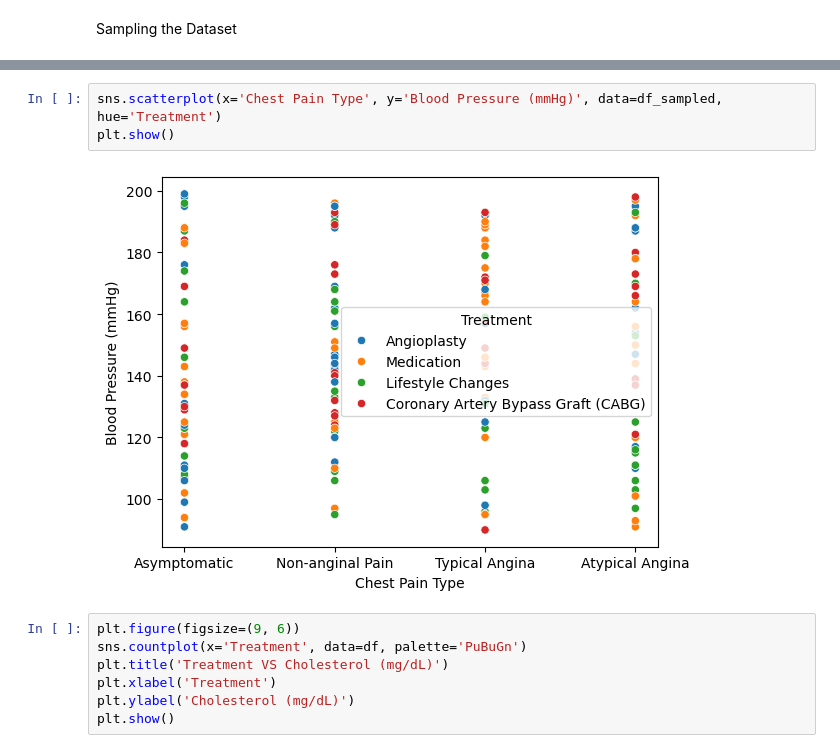
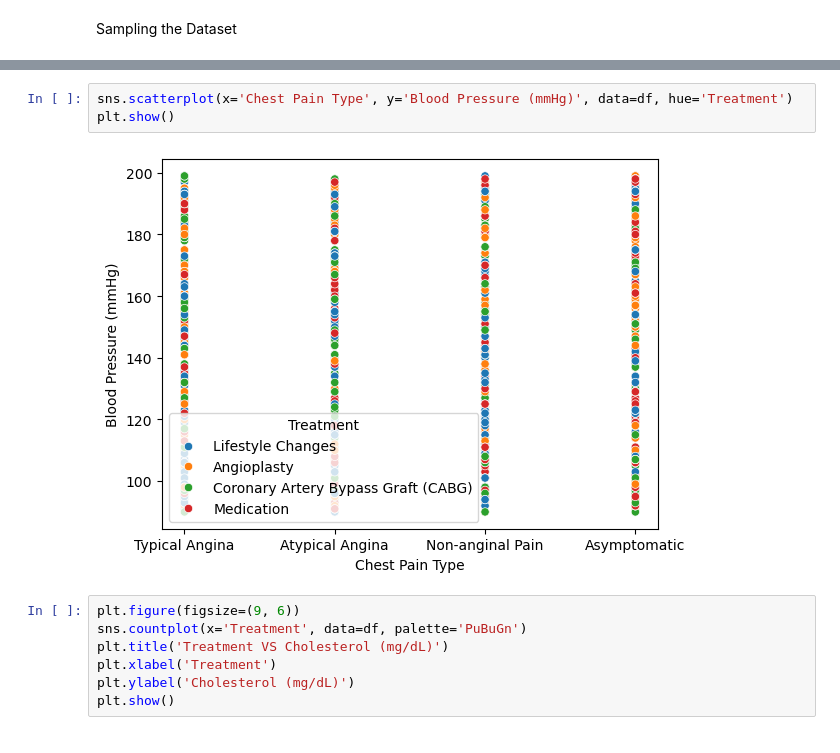
Before and after one commit to inhaiding/Heart-Attack-Risk-Assessment-Project, a Jupyter notebook: Heart Risk Prediction .ipynb, the cells around one changed output, grey strips where cells are left out. Saved outputs shown, nothing was run; the diff lists cells and outputs as text.

```diff
--- a/Heart Risk Prediction .ipynb
+++ b/Heart Risk Prediction .ipynb
@@ -160,8 +180,8 @@ plt.show()
 # %%
-sns.scatterplot(x='Chest Pain Type', y='Blood Pressure (mmHg)', data=df_sampled, hue='Treatment')
+sns.scatterplot(x='Chest Pain Type', y='Blood Pressure (mmHg)', data=df, hue='Treatment')
 plt.show()
 # %% [output]
-[figure, old version]
+[figure, new version]
 # %%
 plt.figure(figsize=(9, 6))
 sns.countplot(x='Treatment', data=df, palette='PuBuGn')
```
Also changed, not shown: parts of 12 cells of this notebook, 1 other file.
